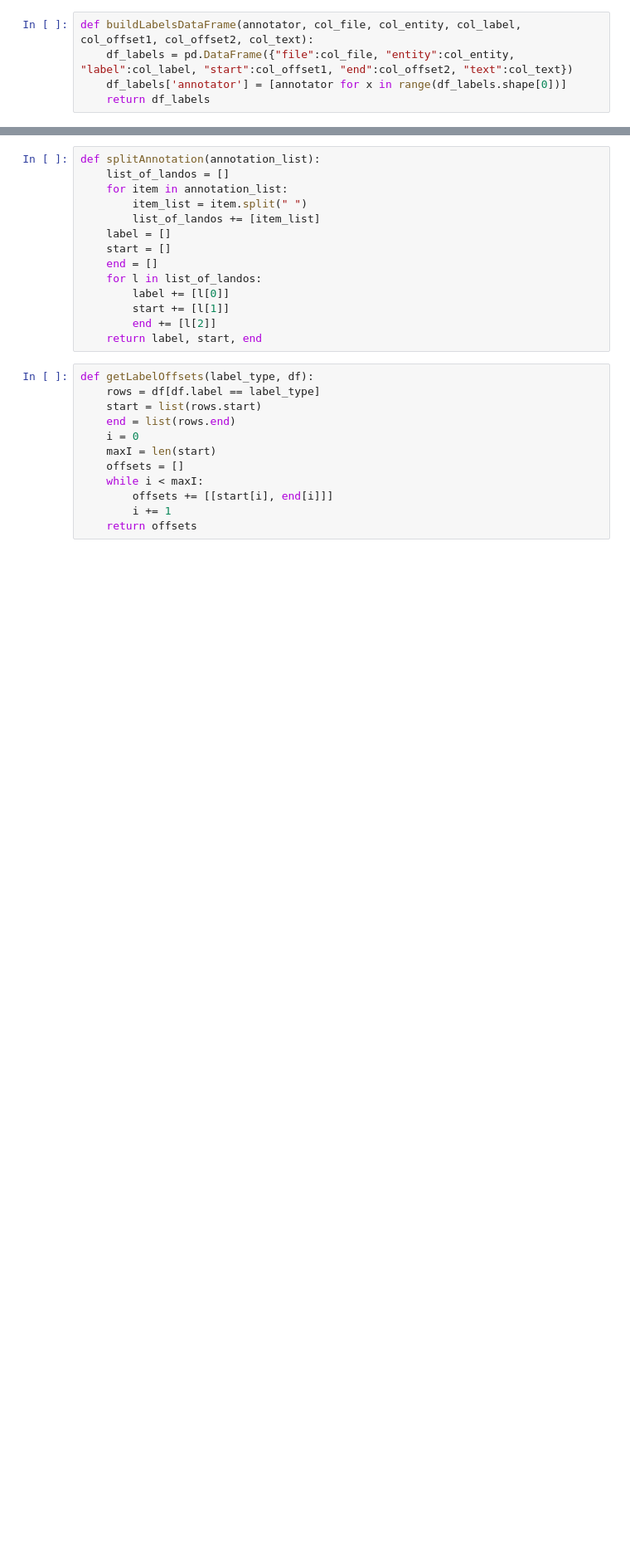
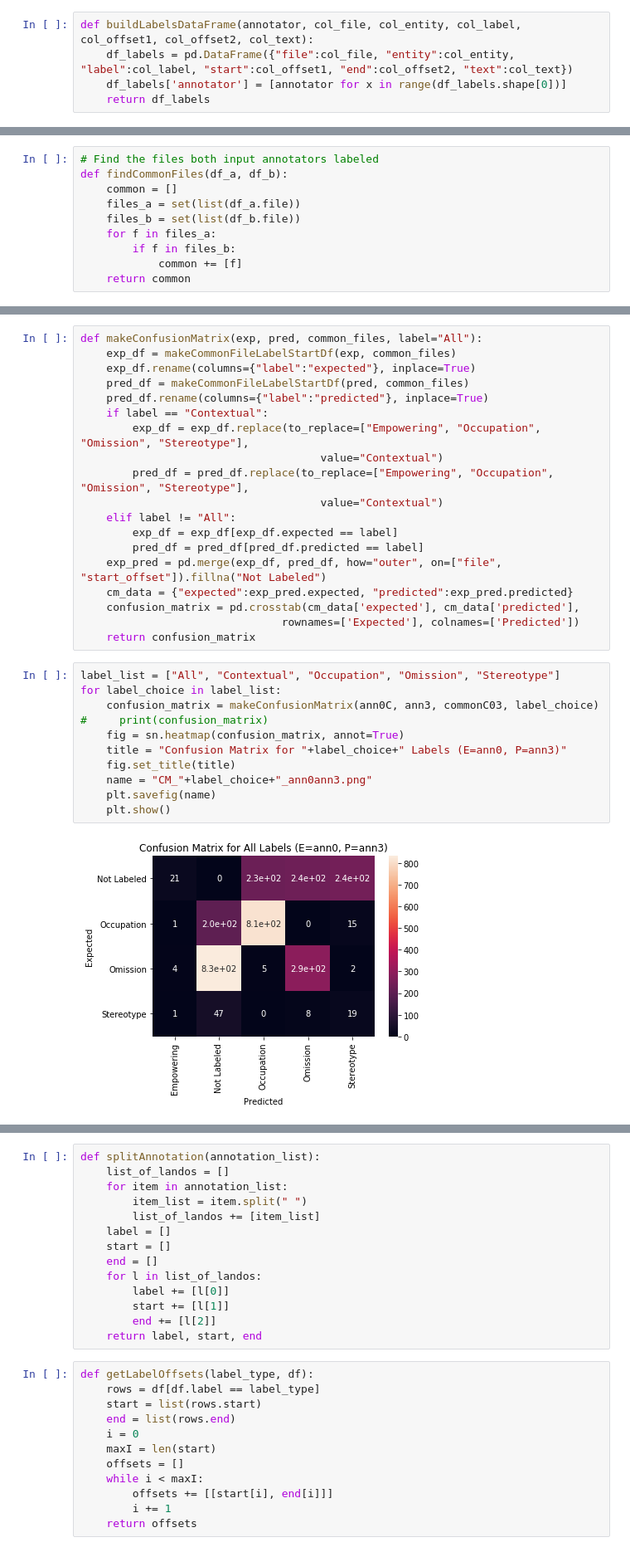
Before and after one commit to thegoose20/annot, a Jupyter notebook: Analysis_PostAnnotation.ipynb, the cells around one changed output, grey strips where cells are left out. Shown at 83% size. Cells and saved outputs as stored; diff of their text form; blank space fills up the shorter version.

Commit message:
Updating post annotation Notebook

```diff
--- a/Analysis_PostAnnotation.ipynb
+++ b/Analysis_PostAnnotation.ipynb
@@ -401,0 +670,10 @@ print(len(ann2_role_list))
+# %%
+# Find the files both input annotators labeled
+def findCommonFiles(df_a, df_b):
+    common = []
+    files_a = set(list(df_a.file))
+    files_b = set(list(df_b.file))
+    for f in files_a:
+        if f in files_b:
+            common += [f]
+    return common
@@ -401,0 +1110,32 @@ print(len(ann2_role_list))
+# %%
+def makeConfusionMatrix(exp, pred, common_files, label="All"):
+    exp_df = makeCommonFileLabelStartDf(exp, common_files)
+    exp_df.rename(columns={"label":"expected"}, inplace=True)
+    pred_df = makeCommonFileLabelStartDf(pred, common_files)
+    pred_df.rename(columns={"label":"predicted"}, inplace=True)
+    if label == "Contextual":
+        exp_df = exp_df.replace(to_replace=["Empowering", "Occupation", "Omission", "Stereotype"],
+                                     value="Contextual")
+        pred_df = pred_df.replace(to_replace=["Empowering", "Occupation", "Omission", "Stereotype"],
+                                     value="Contextual")
+    elif label != "All":
+        exp_df = exp_df[exp_df.expected == label]
+        pred_df = pred_df[pred_df.predicted == label]
+    exp_pred = pd.merge(exp_df, pred_df, how="outer", on=["file", "start_offset"]).fillna("Not Labeled")
+    cm_data = {"expected":exp_pred.expected, "predicted":exp_pred.predicted}
+    confusion_matrix = pd.crosstab(cm_data['expected'], cm_data['predicted'],
+                               rownames=['Expected'], colnames=['Predicted'])
+    return confusion_matrix
+# %%
+label_list = ["All", "Contextual", "Occupation", "Omission", "Stereotype"]
+for label_choice in label_list:
+    confusion_matrix = makeConfusionMatrix(ann0C, ann3, commonC03, label_choice)
+#     print(confusion_matrix)
+    fig = sn.heatmap(confusion_matrix, annot=True)
+    title = "Confusion Matrix for "+label_choice+" Labels (E=ann0, P=ann3)"
+    fig.set_title(title)
+    name = "CM_"+label_choice+"_ann0ann3.png"
+    plt.savefig(name)
+    plt.show()
+# %% [output]
+[figure, added]
```
Also changed, not shown: parts of 155 cells of this notebook.
